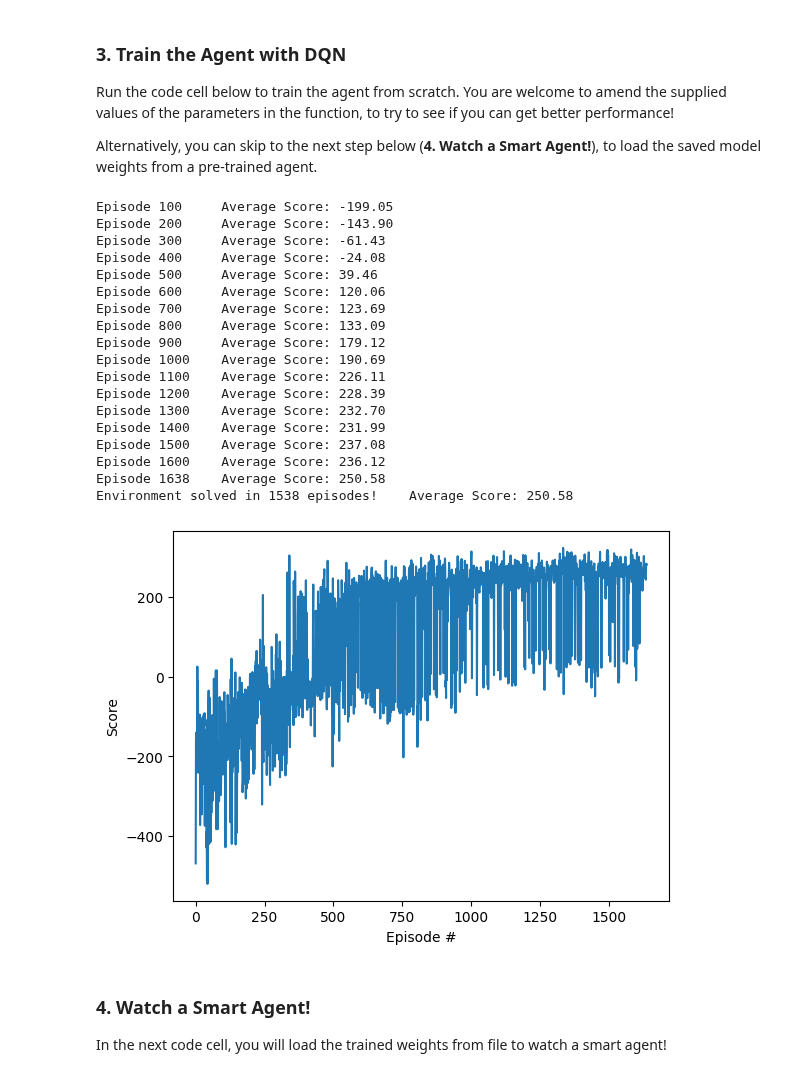
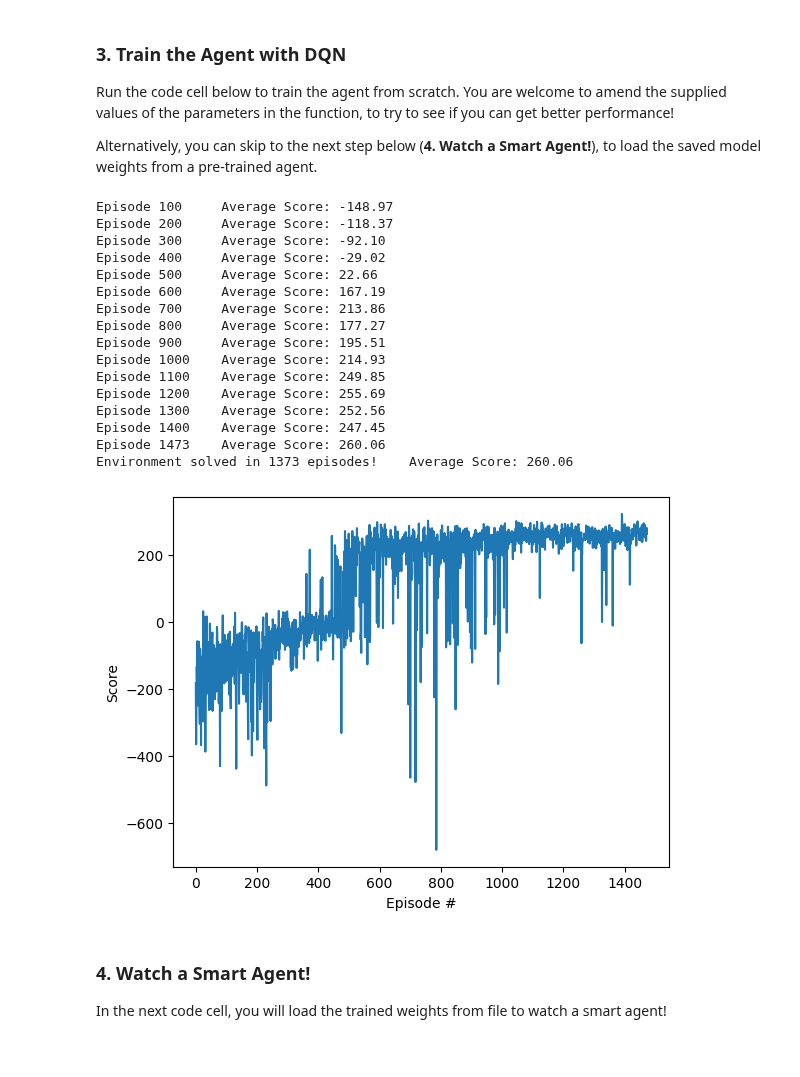
Before and after one commit to kuds/rl-lunar-lander, a Jupyter notebook: Deep_Q_lunar_landar.ipynb, the cells around one changed output. Drawn from its saved outputs; the diff is of its cells as text; code cells hidden in the pictures.

```diff
--- a/Deep_Q_lunar_landar.ipynb
+++ b/Deep_Q_lunar_landar.ipynb
@@ -50,7 +46,7 @@ import torch.nn.functional as F
 class QNetwork(nn.Module):
     """Actor (Policy) Model."""
 
-    def __init__(self, state_size, action_size, seed, fc1_units=64, fc2_units=64):
+    def __init__(self, state_size, action_size, seed, fc1_units=128, fc2_units=128):
         """Initialize parameters and build model.
         Params
         ======
@@ -279,53 +275,51 @@ def dqn(n_episodes=2000, max_t=1000, eps_start=1.0, eps_end=0.01, eps_decay=0.99
         score = 0
         for t in range(max_t):
             action = agent.act(state, eps)
             next_state, reward, done, info,_ = env.step(action)
             agent.step(state, action, reward, next_state, done)
             state = next_state
             score += reward
             if done:
                 break
         scores_window.append(score)       # save most recent score
         scores.append(score)              # save most recent score
         eps = max(eps_end, eps_decay*eps) # decrease epsilon
         print('\rEpisode {}\tAverage Score: {:.2f}'.format(i_episode, np.mean(scores_window)), end="")
         if i_episode % 100 == 0:
             print('\rEpisode {}\tAverage Score: {:.2f}'.format(i_episode, np.mean(scores_window)))
-        if np.mean(scores_window)>=250.0:
+        if np.mean(scores_window)>=260.0:
             print('\nEnvironment solved in {:d} episodes!\tAverage Score: {:.2f}'.format(i_episode-100, np.mean(scores_window)))
             torch.save(agent.qnetwork_local.state_dict(), 'checkpoint_lunar.pth')
             break
     return scores
 
 scores = dqn()
 
 # plot the scores
 fig = plt.figure()
 ax = fig.add_subplot(111)
 plt.plot(np.arange(len(scores)), scores)
 plt.ylabel('Score')
 plt.xlabel('Episode #')
 plt.show()
 # %% [output]
-Episode 100     Average Score: -199.05
-Episode 200     Average Score: -143.90
-Episode 300     Average Score: -61.43
-Episode 400     Average Score: -24.08
-Episode 500     Average Score: 39.46
-Episode 600     Average Score: 120.06
-Episode 700     Average Score: 123.69
-Episode 800     Average Score: 133.09
-Episode 900     Average Score: 179.12
-Episode 1000    Average Score: 190.69
-Episode 1100    Average Score: 226.11
-Episode 1200    Average Score: 228.39
-Episode 1300    Average Score: 232.70
-Episode 1400    Average Score: 231.99
-Episode 1500    Average Score: 237.08
-Episode 1600    Average Score: 236.12
-Episode 1638    Average Score: 250.58
-Environment solved in 1538 episodes!    Average Score: 250.58
+Episode 100     Average Score: -148.97
+Episode 200     Average Score: -118.37
+Episode 300     Average Score: -92.10
+Episode 400     Average Score: -29.02
+Episode 500     Average Score: 22.66
+Episode 600     Average Score: 167.19
+Episode 700     Average Score: 213.86
+Episode 800     Average Score: 177.27
+Episode 900     Average Score: 195.51
+Episode 1000    Average Score: 214.93
+Episode 1100    Average Score: 249.85
+Episode 1200    Average Score: 255.69
+Episode 1300    Average Score: 252.56
+Episode 1400    Average Score: 247.45
+Episode 1473    Average Score: 260.06
+Environment solved in 1373 episodes!    Average Score: 260.06
-[figure, old version]
+[figure, new version]
 # %% [markdown]
 ### 4. Watch a Smart Agent!
 
```
Also changed, not shown: parts of 4 cells of this notebook.
